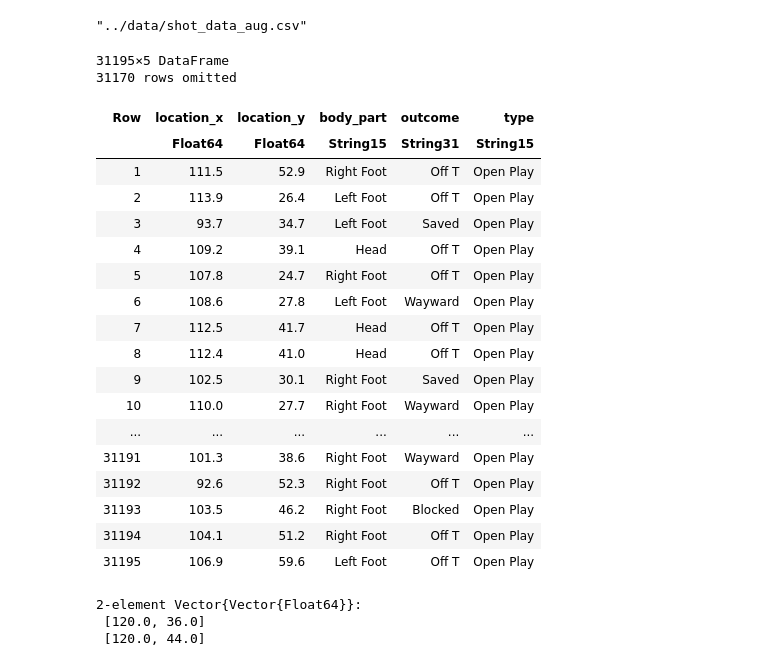
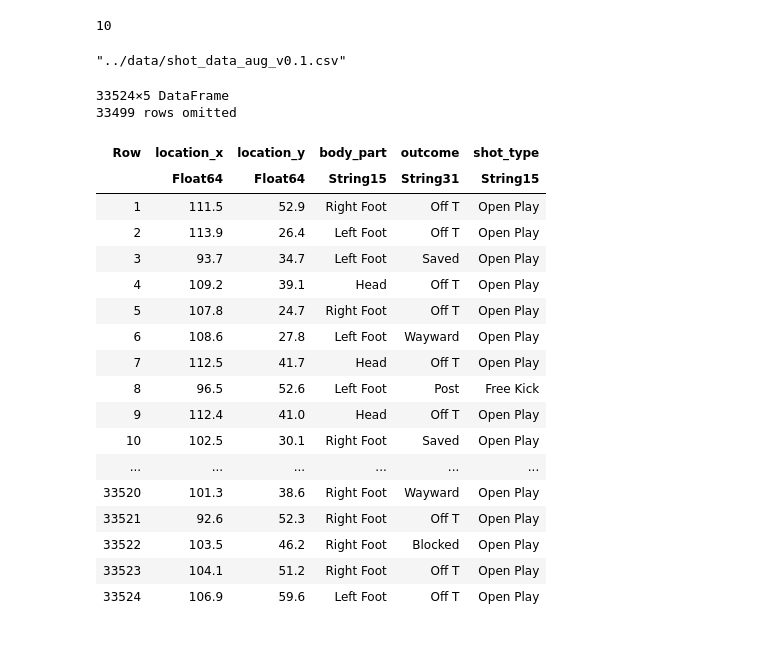
Before and after one commit to nimberledge/akm-xg, a Jupyter notebook: notebooks/ShotDataInferredStats.jl.ipynb, the cells around one changed output. Cells and saved outputs as stored; diff of their text form; code cells hidden in the pictures.

```diff
--- a/notebooks/ShotDataInferredStats.jl.ipynb
+++ b/notebooks/ShotDataInferredStats.jl.ipynb
@@ -4,17 +4,21 @@ using DataFrames
 using LinearAlgebra
 using LinearAlgebra.BLAS
 import CSV
+
+include("../data-visualization/GeometryConstants.jl")
+# %% [output]
+10
 # %%
-input_file_path = "../data/shot_data.csv"
-output_file_path = "../data/shot_data_aug.csv"
+input_file_path = "../data/shot_data_v0.1.csv"
+output_file_path = "../data/shot_data_aug_v0.1.csv"
 # %% [output]
-"../data/shot_data_aug.csv"
+"../data/shot_data_aug_v0.1.csv"
 # %%
-df = DataFrame(CSV.File(file_path))
+sdf = DataFrame(CSV.File(input_file_path))
 # %% [output]
-31195×5 DataFrame
-31170 rows omitted
+33524×5 DataFrame
+33499 rows omitted
-| Row | location_x | location_y | body_part | outcome | type |
+| Row | location_x | location_y | body_part | outcome | shot_type |
 |  | Float64 | Float64 | String15 | String31 | String15 |
 | 1 | 111.5 | 52.9 | Right Foot | Off T | Open Play |
 | 2 | 113.9 | 26.4 | Left Foot | Off T | Open Play |
@@ -23,23 +27,12 @@ df = DataFrame(CSV.File(file_path))
 | 5 | 107.8 | 24.7 | Right Foot | Off T | Open Play |
 | 6 | 108.6 | 27.8 | Left Foot | Wayward | Open Play |
 | 7 | 112.5 | 41.7 | Head | Off T | Open Play |
-| 8 | 112.4 | 41.0 | Head | Off T | Open Play |
-| 9 | 102.5 | 30.1 | Right Foot | Saved | Open Play |
-| 10 | 110.0 | 27.7 | Right Foot | Wayward | Open Play |
+| 8 | 96.5 | 52.6 | Left Foot | Post | Free Kick |
+| 9 | 112.4 | 41.0 | Head | Off T | Open Play |
+| 10 | 102.5 | 30.1 | Right Foot | Saved | Open Play |
 | ... | ... | ... | ... | ... | ... |
-| 31191 | 101.3 | 38.6 | Right Foot | Wayward | Open Play |
-| 31192 | 92.6 | 52.3 | Right Foot | Off T | Open Play |
-| 31193 | 103.5 | 46.2 | Right Foot | Blocked | Open Play |
-| 31194 | 104.1 | 51.2 | Right Foot | Off T | Open Play |
-| 31195 | 106.9 | 59.6 | Left Foot | Off T | Open Play |
+| 33520 | 101.3 | 38.6 | Right Foot | Wayward | Open Play |
+| 33521 | 92.6 | 52.3 | Right Foot | Off T | Open Play |
+| 33522 | 103.5 | 46.2 | Right Foot | Blocked | Open Play |
+| 33523 | 104.1 | 51.2 | Right Foot | Off T | Open Play |
+| 33524 | 106.9 | 59.6 | Left Foot | Off T | Open Play |
-# %%
-goal_width = 8
-goal_post_center = [120.0, 40.0]
-goal_post_edges = [
-    [goal_post_center[1], goal_post_center[2] - goal_width / 2],
-    [goal_post_center[1], goal_post_center[2] + goal_width / 2]
-]
-# %% [output]
-2-element Vector{Vector{Float64}}:
- [120.0, 36.0]
- [120.0, 44.0]
```
Also changed, not shown: parts of 6 cells of this notebook.
